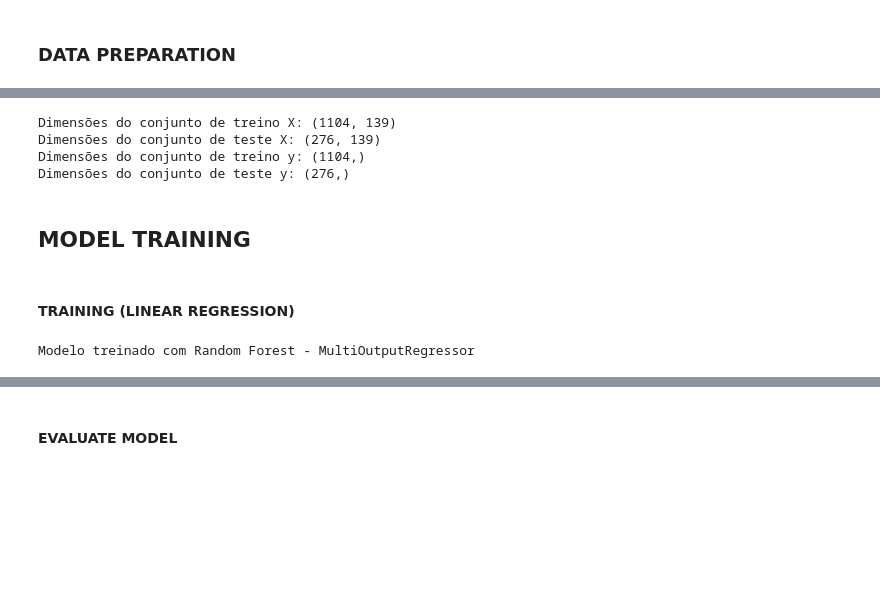
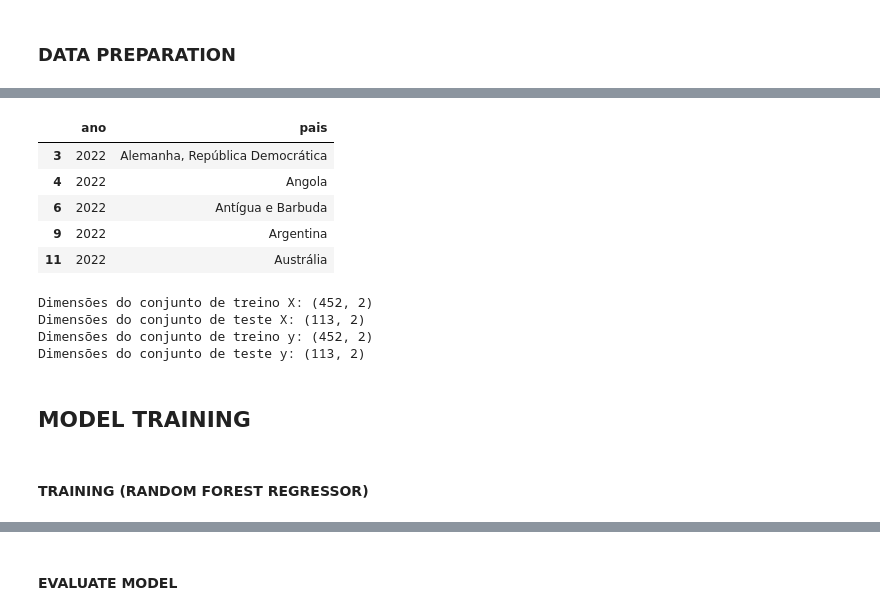
Before and after one commit to diegoalber1/ml-tech-fiap-vitivinicultura-api, a Jupyter notebook: ml-model/training/model-training-producao-rf.ipynb, the cells around one changed output, grey strips where cells are left out. Cells and saved outputs as stored; diff of their text form; code cells hidden in the pictures; blank space fills up the shorter version.

```diff
--- a/ml-model/training/model-training-producao-rf.ipynb
+++ b/ml-model/training/model-training-producao-rf.ipynb
@@ -99,18 +187,20 @@ Index(['ano', 'quantidade_litros', 'valor_usd', 'pais_Afeganistão',
 # %%
 # Definir as variáveis de entrada (X) e as variáveis de saída (y)
-X = df_encoded.drop(columns=['quantidade_litros', 'valor_usd'])  # Remover as colunas de saída
-y = df_encoded['valor_usd']  # Colunas de saída
+X = df_clean.drop(columns=['quantidade_litros','valor_usd'])  # Remover as colunas de saída
+y = df_clean[['quantidade_litros', 'valor_usd']]  # Colunas de saída
+# %%
+X.head()
+# %% [output]
+|  | ano | pais |
+| 3 | 2022 | Alemanha, República Democrática |
+| 4 | 2022 | Angola |
+| 6 | 2022 | Antígua e Barbuda |
+| 9 | 2022 | Argentina |
+| 11 | 2022 | Austrália |
 # %%
-
-# Dividir os dados em conjunto de treino e teste (80% treino, 20% teste)
+# Dividir os dados em treino e teste
 X_train, X_test, y_train, y_test = train_test_split(X, y, test_size=0.2, random_state=42)
-
-
-# Preencher valores NaN com a média das colunas
-X_train = X_train.fillna(X_train.mean())
-y_train = y_train.fillna(y_train.mean())
-X_test = X_test.fillna(X_test.mean())
-y_test = y_test.fillna(y_test.mean())
+X_train.shape, X_test.shape, y_train.shape, y_test.shape
 
 
 # Exibir as dimensões dos conjuntos de treino e teste
@@ -119,33 +209,11 @@ print(f"Dimensões do conjunto de teste X: {X_test.shape}")
 print(f"Dimensões do conjunto de treino y: {y_train.shape}")
 print(f"Dimensões do conjunto de teste y: {y_test.shape}")
 # %% [output]
-Dimensões do conjunto de treino X: (1104, 139)
-Dimensões do conjunto de teste X: (276, 139)
-Dimensões do conjunto de treino y: (1104,)
-Dimensões do conjunto de teste y: (276,)
+Dimensões do conjunto de treino X: (452, 2)
+Dimensões do conjunto de teste X: (113, 2)
+Dimensões do conjunto de treino y: (452, 2)
+Dimensões do conjunto de teste y: (113, 2)
 # %% [markdown]
 ## MODEL TRAINING
-# %% [markdown]
-#### TRAINING (LINEAR REGRESSION)
-# %%
-# # Criar o modelo de Random Forest
-# model_rf = RandomForestRegressor(n_estimators=100, random_state=42)
-
-# # Treinar o modelo com os dados de treino
-# model_rf.fit(X_train, y_train)
-
-# Aplicar o SMOTE para regressão
-smote = SMOTER(random_state=42)
-X_train_res, y_train_res = smote.fit_resample(X_train, y_train)
-
-
-# # Criar o modelo de Random Forest para múltiplas saídas
-# model_rf = MultiOutputRegressor(RandomForestRegressor(n_estimators=100, random_state=42))
-
-# # Treinar o modelo com as variáveis de entrada (X) e saída (y)
-# model_rf.fit(X_train, y_train)
-
-# Exibir os coeficientes do modelo treinado
-print("Modelo treinado com Random Forest - MultiOutputRegressor")
-# %% [output]
-Modelo treinado com Random Forest - MultiOutputRegressor
+# %% [markdown]
+#### TRAINING (RANDOM FOREST REGRESSOR)
```
Also changed, not shown: parts of 22 cells of this notebook, 7 other files.
